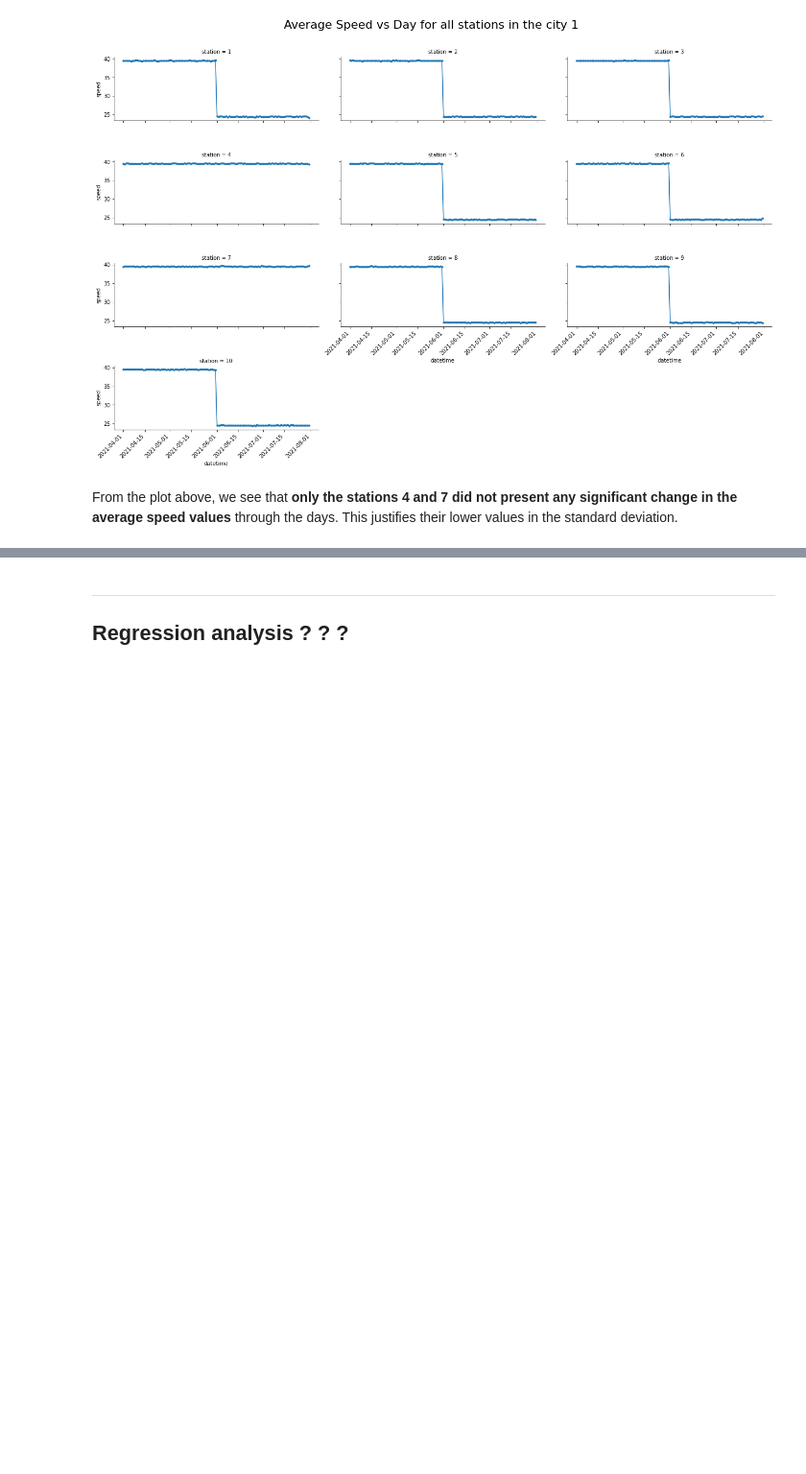
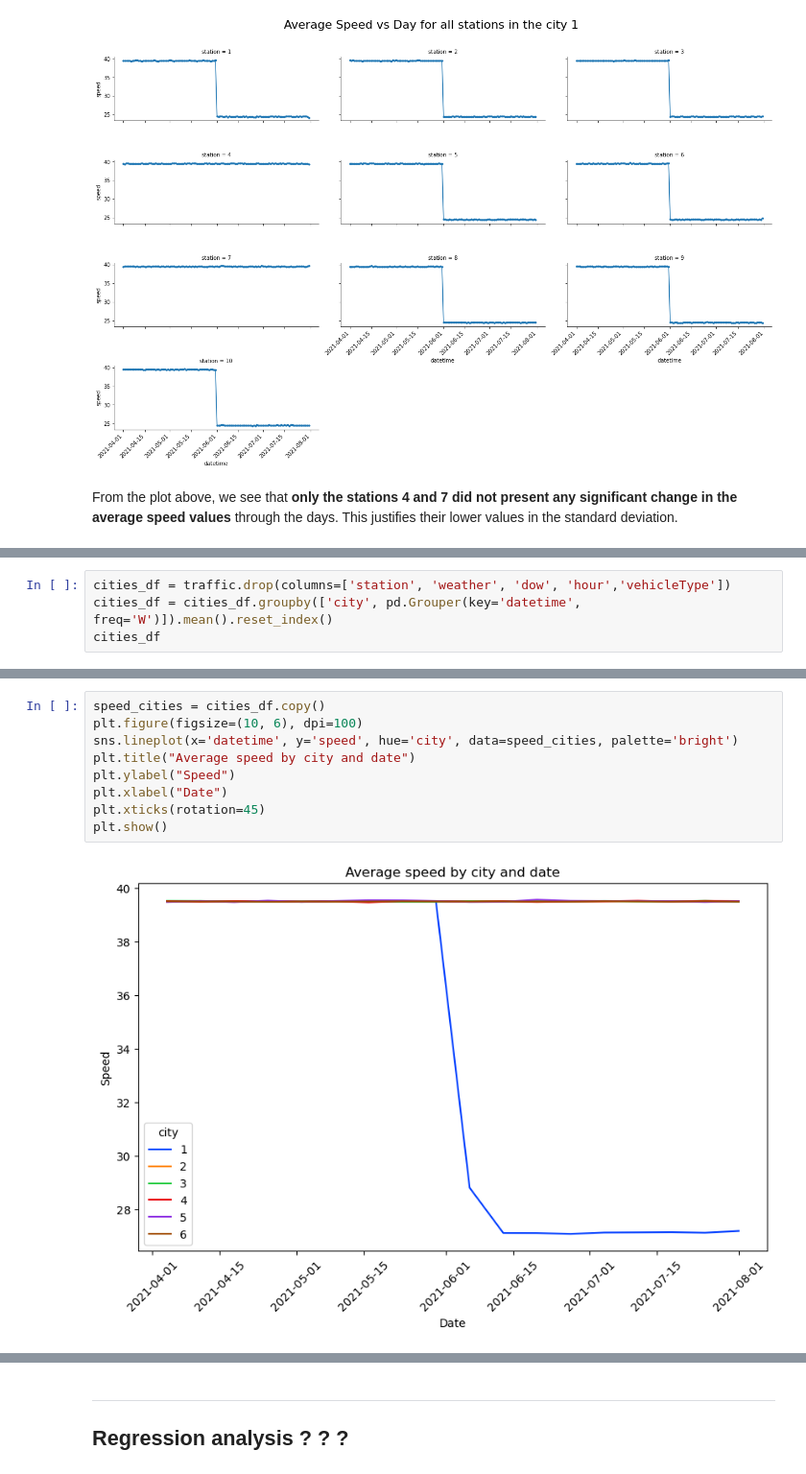
Before and after one commit to leonardohannas/MODS206_TelecomParis, a Jupyter notebook: notebook.ipynb, the cells around one changed output, grey strips where cells are left out. Shown at 96% size. Saved outputs shown, nothing was run; the diff lists cells and outputs as text; blank space fills up the shorter version.

Commit message:
Exploratory Data Analysis

```diff
--- a/notebook.ipynb
+++ b/notebook.ipynb
@@ -224,0 +237,4 @@ From the plot above, we see that **only the stations 4 and 7 did not present any
+# %%
+cities_df = traffic.drop(columns=['station', 'weather', 'dow', 'hour','vehicleType'])
+cities_df = cities_df.groupby(['city', pd.Grouper(key='datetime', freq='W')]).mean().reset_index()
+cities_df
@@ -224,0 +255,11 @@ From the plot above, we see that **only the stations 4 and 7 did not present any
+# %%
+speed_cities = cities_df.copy()
+plt.figure(figsize=(10, 6), dpi=100)
+sns.lineplot(x='datetime', y='speed', hue='city', data=speed_cities, palette='bright')
+plt.title("Average speed by city and date")
+plt.ylabel("Speed")
+plt.xlabel("Date")
+plt.xticks(rotation=45)
+plt.show()
+# %% [output]
+[figure, added]
```
Also changed, not shown: parts of 30 cells of this notebook.
